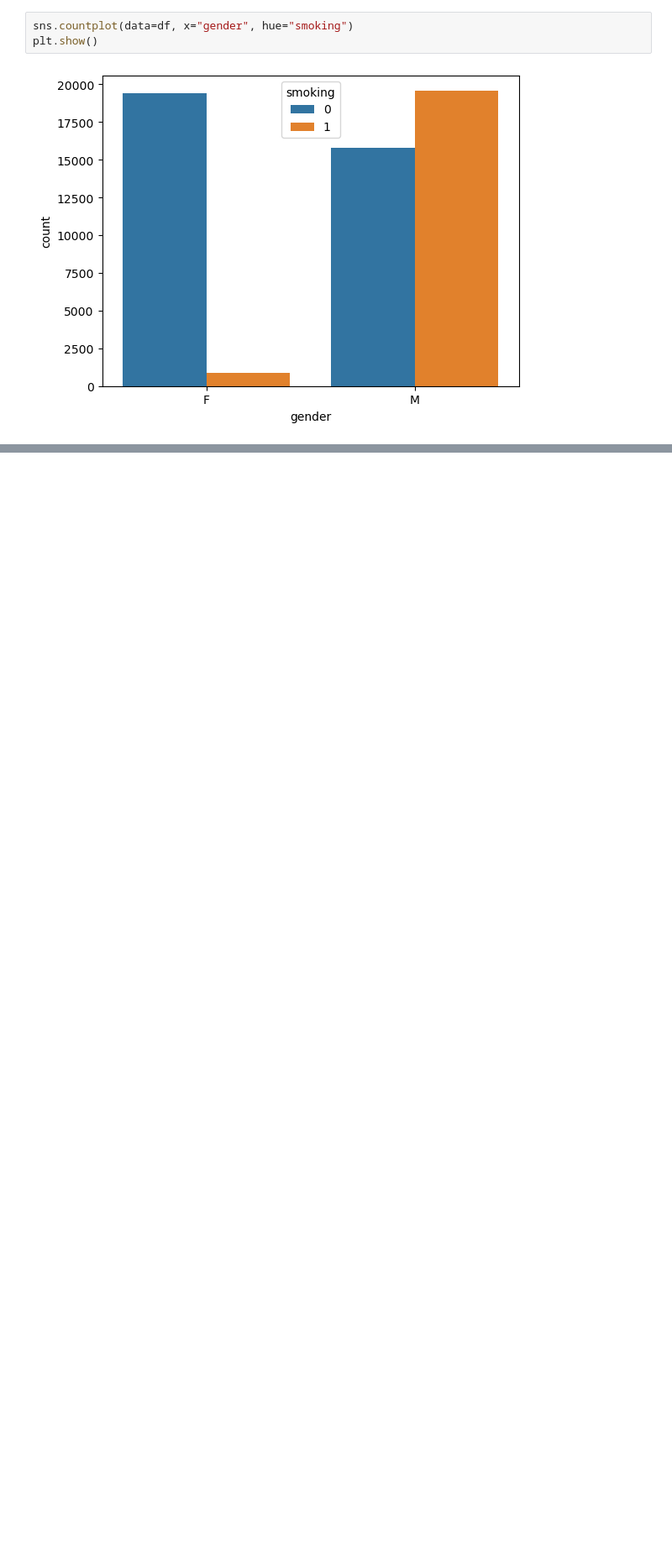
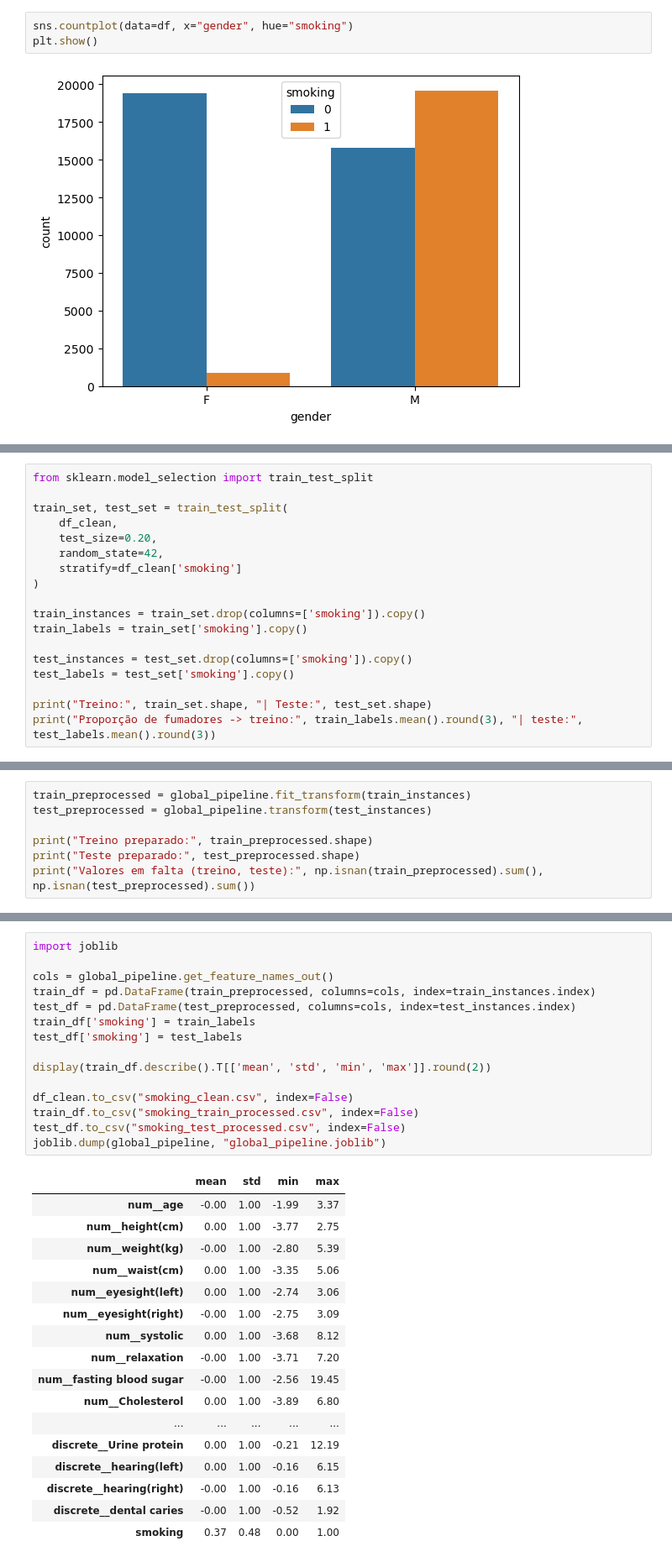
Before and after one commit to catarinagraca/tp-ml, a Jupyter notebook: meta1.ipynb, the cells around one changed output, grey strips where cells are left out. Shown at 84% size. Drawn from its saved outputs; the diff is of its cells as text; blank space fills up the shorter version.

```diff
--- a/meta1.ipynb
+++ b/meta1.ipynb
@@ -170,0 +204,18 @@ plt.show()
+# %%
+from sklearn.model_selection import train_test_split
+
+train_set, test_set = train_test_split(
+    df_clean,
+    test_size=0.20,
+    random_state=42,
+    stratify=df_clean['smoking']
+)
+
+train_instances = train_set.drop(columns=['smoking']).copy()
+train_labels = train_set['smoking'].copy()
+
+test_instances = test_set.drop(columns=['smoking']).copy()
+test_labels = test_set['smoking'].copy()
+
+print("Treino:", train_set.shape, "| Teste:", test_set.shape)
+print("Proporção de fumadores -> treino:", train_labels.mean().round(3), "| teste:", test_labels.mean().round(3))
@@ -170,0 +308,7 @@ plt.show()
+# %%
+train_preprocessed = global_pipeline.fit_transform(train_instances)
+test_preprocessed = global_pipeline.transform(test_instances)
+
+print("Treino preparado:", train_preprocessed.shape)
+print("Teste preparado:", test_preprocessed.shape)
+print("Valores em falta (treino, teste):", np.isnan(train_preprocessed).sum(), np.isnan(test_preprocessed).sum())
@@ -170,0 +321,33 @@ plt.show()
+# %%
+import joblib
+
+cols = global_pipeline.get_feature_names_out()
+train_df = pd.DataFrame(train_preprocessed, columns=cols, index=train_instances.index)
+test_df = pd.DataFrame(test_preprocessed, columns=cols, index=test_instances.index)
+train_df['smoking'] = train_labels
+test_df['smoking'] = test_labels
+
+display(train_df.describe().T[['mean', 'std', 'min', 'max']].round(2))
+
+df_clean.to_csv("smoking_clean.csv", index=False)
+train_df.to_csv("smoking_train_processed.csv", index=False)
+test_df.to_csv("smoking_test_processed.csv", index=False)
+joblib.dump(global_pipeline, "global_pipeline.joblib")
+# %% [output]
+|  | mean | std | min | max |
+| num__age | -0.00 | 1.00 | -1.99 | 3.37 |
+| num__height(cm) | 0.00 | 1.00 | -3.77 | 2.75 |
+| num__weight(kg) | -0.00 | 1.00 | -2.80 | 5.39 |
+| num__waist(cm) | 0.00 | 1.00 | -3.35 | 5.06 |
+| num__eyesight(left) | 0.00 | 1.00 | -2.74 | 3.06 |
+| num__eyesight(right) | -0.00 | 1.00 | -2.75 | 3.09 |
+| num__systolic | 0.00 | 1.00 | -3.68 | 8.12 |
+| num__relaxation | -0.00 | 1.00 | -3.71 | 7.20 |
+| num__fasting blood sugar | -0.00 | 1.00 | -2.56 | 19.45 |
+| num__Cholesterol | 0.00 | 1.00 | -3.89 | 6.80 |
+| ... | ... | ... | ... | ... |
+| discrete__Urine protein | 0.00 | 1.00 | -0.21 | 12.19 |
+| discrete__hearing(left) | 0.00 | 1.00 | -0.16 | 6.15 |
+| discrete__hearing(right) | -0.00 | 1.00 | -0.16 | 6.13 |
+| discrete__dental caries | -0.00 | 1.00 | -0.52 | 1.92 |
+| smoking | 0.37 | 0.48 | 0.00 | 1.00 |
```
Also changed, not shown: parts of 12 cells of this notebook, 4 other files.
